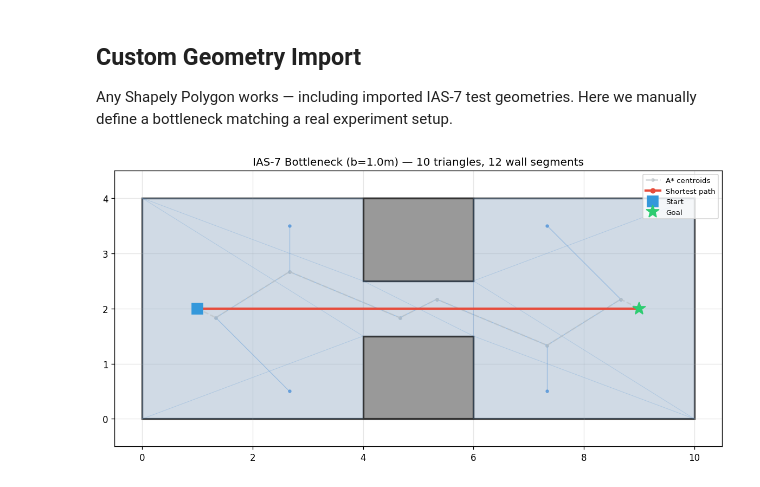
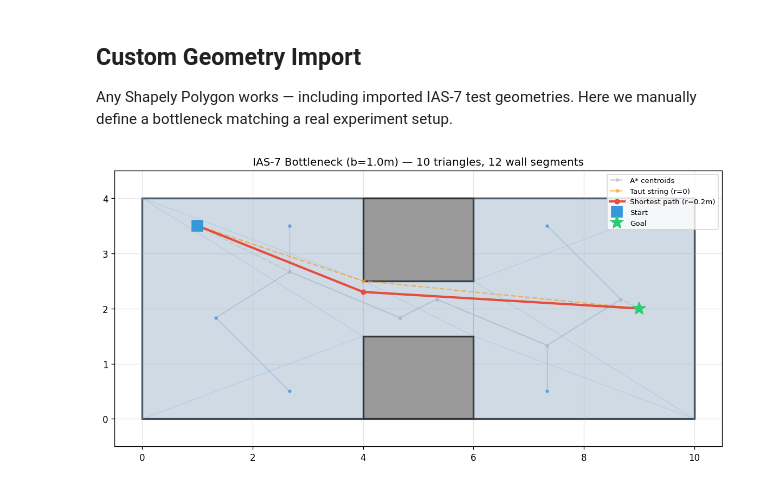
Before and after one commit to FabianPlum/CrowdRL, a Jupyter notebook: examples/01_geometry_and_navmesh.ipynb, the cells around one changed output. Saved outputs shown, nothing was run; the diff lists cells and outputs as text; code cells hidden in the pictures.

```diff
--- a/examples/01_geometry_and_navmesh.ipynb
+++ b/examples/01_geometry_and_navmesh.ipynb
@@ -235,24 +237,24 @@ Here we manually define a bottleneck matching a real experiment setup.
 # %%
 # IAS-7-style bottleneck: 10m corridor, 1.0m aperture
 exterior = [(0, 0), (10, 0), (10, 4), (0, 4)]
 top_wall = [(4, 2.5), (6, 2.5), (6, 4), (4, 4)]
 bottom_wall = [(4, 0), (6, 0), (6, 1.5), (4, 1.5)]
 ias7_bottleneck = Polygon(exterior, [top_wall, bottom_wall])
 
 nm = build_navmesh(ias7_bottleneck)
 walls = extract_wall_segments(ias7_bottleneck)
 
 fig, ax = plt.subplots(figsize=(12, 5))
 plot_geometry(ias7_bottleneck, ax=ax)
 plot_navmesh(nm, ax, show_centroids=True, show_adjacency=True)
 
 # Show funnel-smoothed shortest path through the bottleneck
-start = np.array([1.0, 2.0])
+start = np.array([1.0, 3.5])
 goal = np.array([9.0, 2.0])
 plot_shortest_path(nm, start, goal, ax)
 
 ax.set_title(f"IAS-7 Bottleneck (b=1.0m) — {len(nm.triangles)} triangles, {walls.shape[0]} wall segments")
 plt.tight_layout()
 plt.show()
 # %% [output]
-[figure, old version]
+[figure, new version]
```
Also changed, not shown: parts of 1 cell of this notebook.
